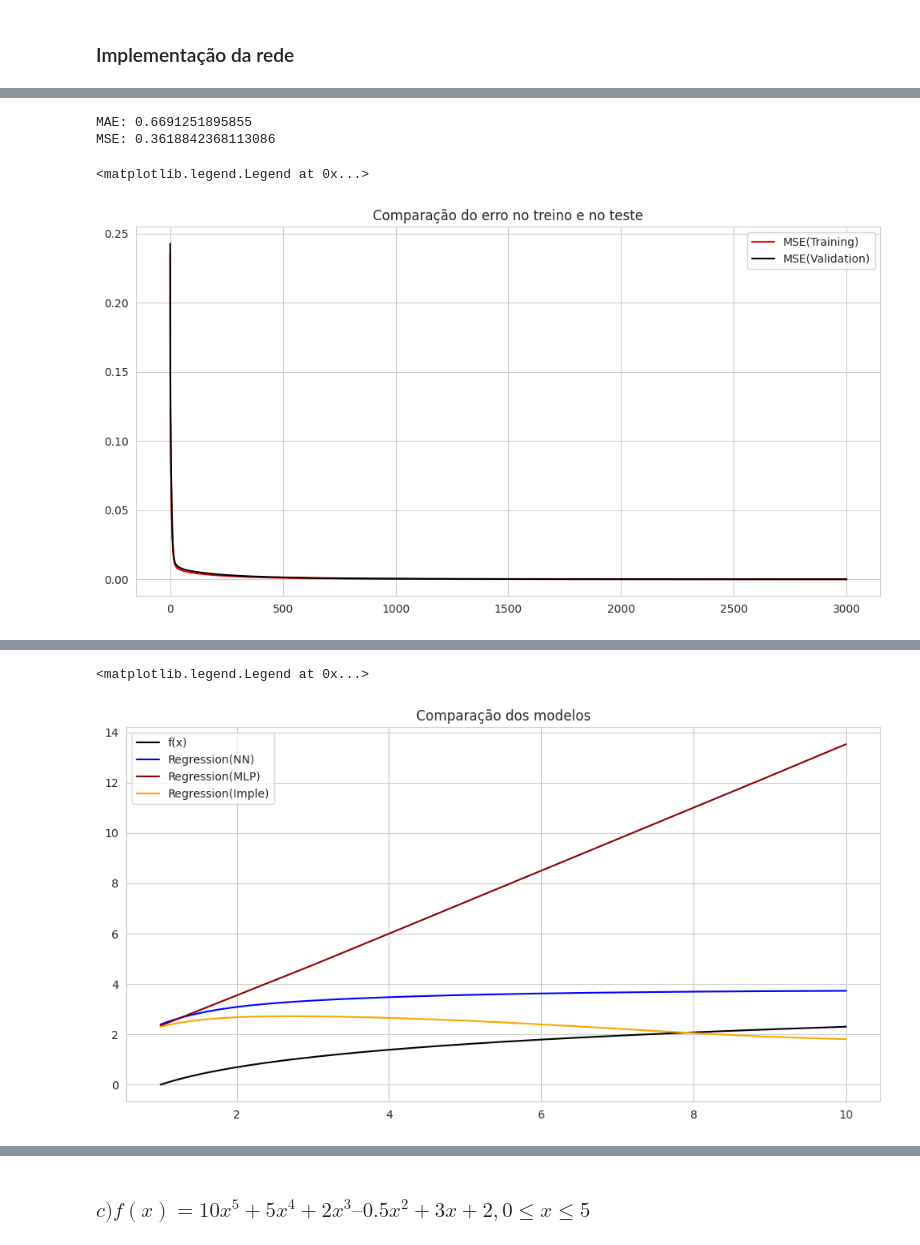
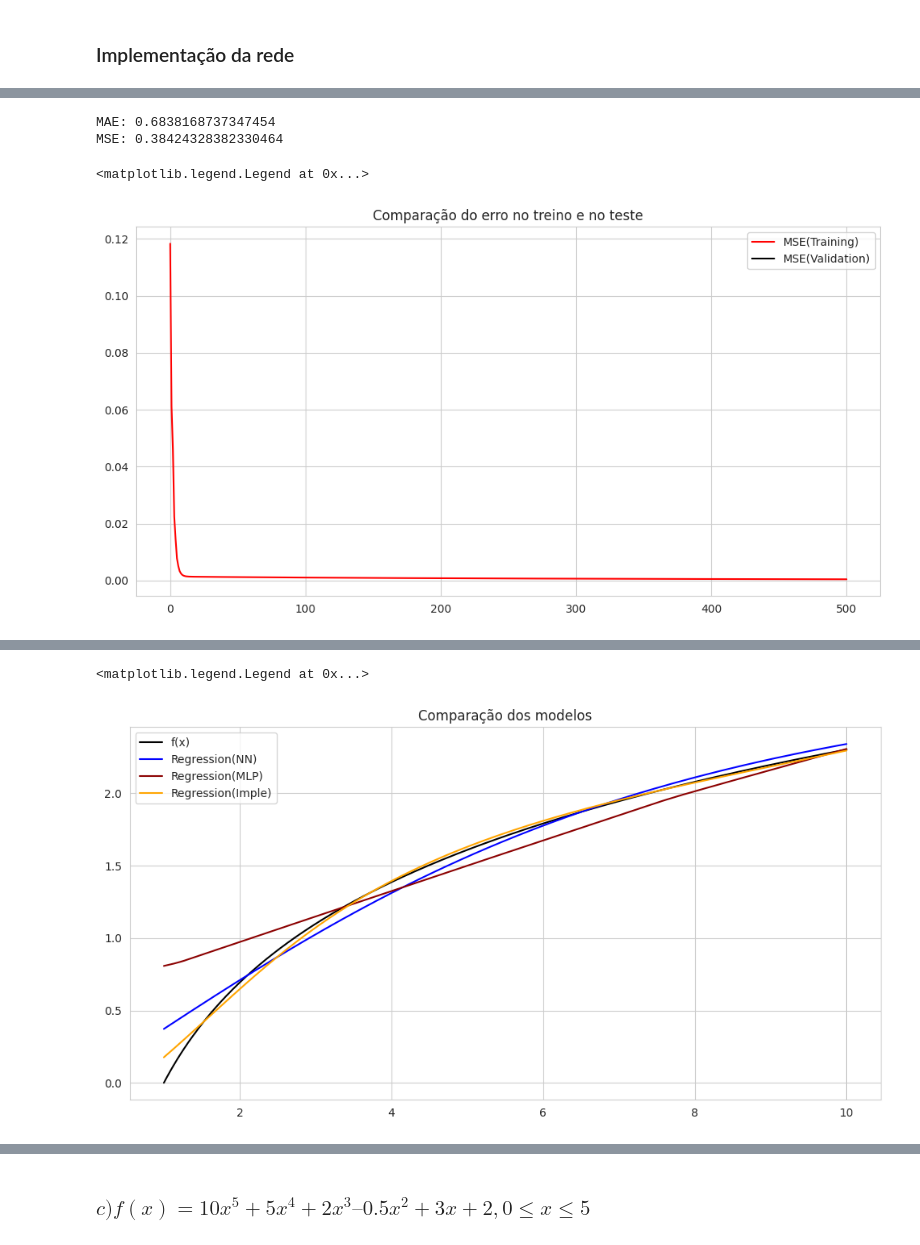
Before and after one commit to gregorylira/Deep-Learning-Mestrado, a Jupyter notebook: Atividade 1/main.ipynb, the cells around one changed output, grey strips where cells are left out. Cells and saved outputs as stored; diff of their text form; code cells hidden in the pictures.

Commit message:
Alterando plot 2-b

```diff
--- a/Atividade 1/main.ipynb
+++ b/Atividade 1/main.ipynb
@@ -30,21 +32,5 @@ from nn import *
 
 sns.set_style('whitegrid')
-# %%
-import numpy as np
-import matplotlib.pyplot as plt
-import pandas as pd
-import tensorflow as tf
-import seaborn as sns
-
-from sklearn.preprocessing import MinMaxScaler
-from sklearn.model_selection import train_test_split
-from sklearn.metrics import classification_report, confusion_matrix
-import np_utils
-
-from Perceptron_ import *
-from nn import *
-
-sns.set_style('whitegrid')
 # %% [markdown]
 ## Questão 01
 # %% [markdown]
@@ -529,12 +515,12 @@ y_train = y_train.reshape(-1,1)
 dim_entrada = X_train.shape[1]
 dim_saida = y_train.shape[1]
 
-model = NeuralNetwork(func_cost=mse, learning_rate=1e-1)
+model = NeuralNetwork(cost_func=mse, learning_rate=1e-1)
 
-model.layers.append(Layer(dim_entrada=dim_entrada, dim_saida=10, activation=tanh ))
-model.layers.append(Layer(dim_entrada=10, dim_saida=10, activation=tanh ))
-model.layers.append(Layer(dim_entrada=10, dim_saida=dim_saida, activation=linear))
+model.layers.append(Layer(input_dim=dim_entrada, output_dim=10, activation=tanh ))
+model.layers.append(Layer(input_dim=10, output_dim=10, activation=tanh ))
+model.layers.append(Layer(input_dim=10, output_dim=dim_saida, activation=linear))
 
-history = model.fit(X_train,y_train, X_test, y_test.reshape(-1,1), epochs=3000, verbose=300)
+history = model.fit(X_train,y_train, X_test, y_test.reshape(-1,1), epochs=500, verbose=1)
 y_pred = model.predict(X_test)
 # %% [output]
@@ -552,24 +544,23 @@ epoch: 3000/3000 loss_train: 0.00005728
 # %%
-out = model.predict(x.reshape(-1,1))
 print(f"MAE: {np.mean(abs(y_test-y_pred))}")
 print(f"MSE: {0.5*np.mean((y_test-y_pred)**2)} ")
 
 plt.figure(figsize=(12,6))
 plt.title('Comparação do erro no treino e no teste')
-plt.plot(history['loss'],color='red',label='MSE(Training)')
-plt.plot(history['val_loss'],color='black',label='MSE(Validation)')
+plt.plot(model.train_val_loss['loss'],color='red',label='MSE(Training)')
+plt.plot(model.train_val_loss['val_loss'],color='black',label='MSE(Validation)')
 plt.legend(loc='best')
 # %% [output]
-MAE: 0.6691251895855
-MSE: 0.3618842368113086
+MAE: 0.6838168737347454
+MSE: 0.38424328382330464
 <matplotlib.legend.Legend at 0x...>
-[figure, old version]
+[figure, new version]
 # %%
 plt.figure(figsize=(12,6))
 plt.title('Comparação dos modelos')
 plt.plot(x,y[0],color='black',label='f(x)')
-plt.plot(x, model_.predict(x.reshape(-1,1)),color='blue',label='Regression(NN)')
-plt.plot(x, model__.predict(x.reshape(-1,1)),color='darkred',label='Regression(MLP)')
-plt.plot(x.reshape(-1,1), out ,color = 'orange', label='Regression(Imple)')
+plt.plot(x, model_.predict(minmax.transform(x.reshape(-1,1))),color='blue',label='Regression(NN)')
+plt.plot(x, model__.predict(minmax.transform(x.reshape(-1,1))),color='darkred',label='Regression(MLP)')
+plt.plot(x, model.predict(minmax.transform(x.reshape(-1,1))) ,color = 'orange', label='Regression(Imple)')
 plt.legend()
 # %% [output]
@@ -577,5 +568,5 @@ plt.legend()
 <matplotlib.legend.Legend at 0x...>
-[figure, old version]
+[figure, new version]
 # %%
 print('Rede Keras: \n')
 print(f"MSE: {0.5*np.mean((y_test-y_pred_)**2)} ")
```
Also changed, not shown: parts of 8 cells of this notebook.
